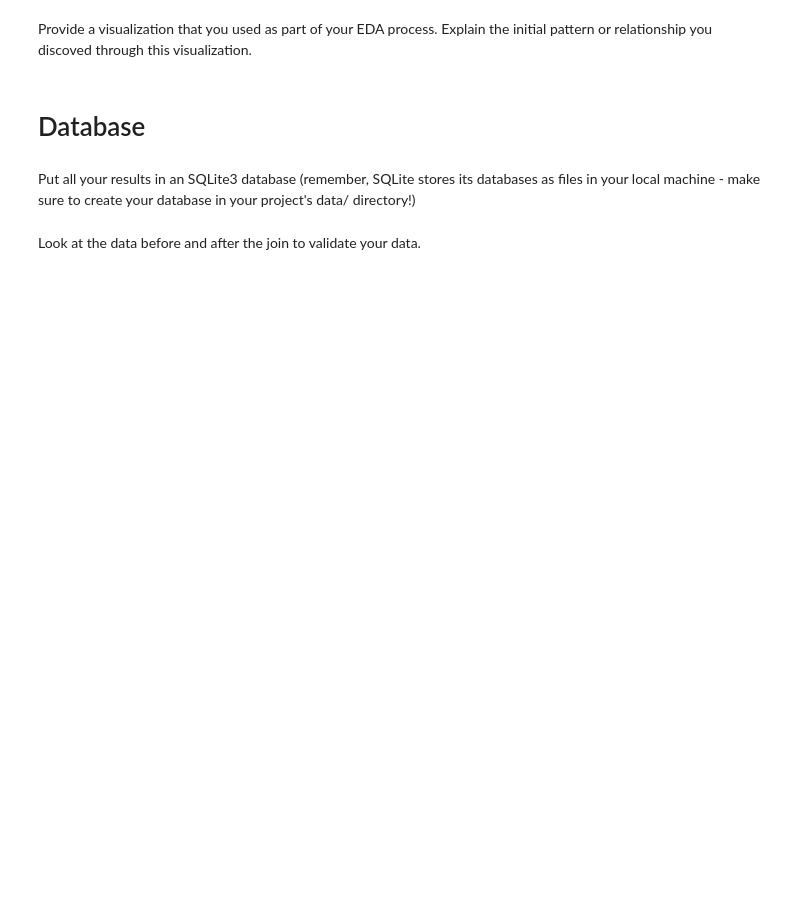
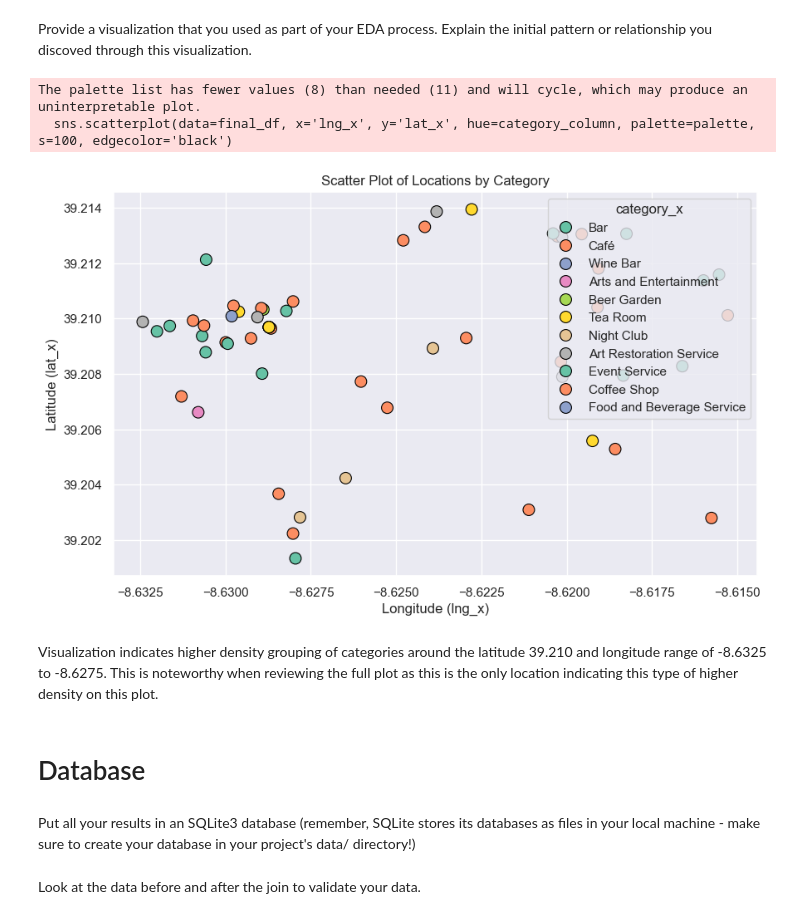
Before and after one commit to alocken/Statistical-Modelling-Project, a Jupyter notebook: notebooks/joining_data.ipynb, the cells around one changed output. Drawn from its saved outputs; the diff is of its cells as text; code cells hidden in the pictures; blank space fills up the shorter version.

Commit message:
added scatter plot to joining data notebook and updated yelpfoursquare notebook with additional syntax

```diff
--- a/notebooks/joining_data.ipynb
+++ b/notebooks/joining_data.ipynb
@@ -39,0 +47,3 @@ print(final_df)
+# %%
+# Combine category_x and category_y into a single 'category' column
+final_df['category'] = final_df['category_x'].combine_first(final_df['category_y']).fillna('Unknown').astype(str)
@@ -40,21 +64,30 @@ print(final_df)
 # %% [markdown]
 Provide a visualization that you used as part of your EDA process. Explain the initial pattern or relationship you discoved through this visualization.
-# %%
-# Import seaborn
-import seaborn as sns
-
-# Apply the default theme
-sns.set_theme()
-
-# Load an example dataset
-tips = sns.load_dataset("tips")
-
-# Create a visualization
-sns.relplot(
-    data=tips,
-    x="total_bill", y="tip", col="time",
-    hue="smoker", style="smoker", size="size",
-)
+# %%
+import matplotlib.pyplot as plt
+import seaborn as sns
+
+category_column = 'category_x'
+
+palette = sns.color_palette("Set2")
+
+#create scatter plot
+plt.figure(figsize=(10, 6))
+sns.scatterplot(data=final_df, x='lng_x', y='lat_x', hue=category_column, palette=palette, s=100, edgecolor='black')
+
+# customize plot
+plt.title('Scatter Plot of Locations by Category')
+plt.xlabel('Longitude (lng_x)')
+plt.ylabel('Latitude (lat_x)')
+plt.legend(title=category_column, loc='upper right')
+
+plt.show()
+# %% [output]
+The palette list has fewer values (8) than needed (11) and will cycle, which may produce an uninterpretable plot.
+  sns.scatterplot(data=final_df, x='lng_x', y='lat_x', hue=category_column, palette=palette, s=100, edgecolor='black')
+[figure, added]
+# %% [markdown]
+Visualization indicates higher density grouping of categories around the latitude 39.210 and longitude range of -8.6325 to -8.6275. This is noteworthy when reviewing the full plot as this is the only location indicating this type of higher density on this plot.
 # %% [markdown]
 # Database
 # %% [markdown]
```
Also changed, not shown: parts of 6 cells of this notebook, 1 other file.
